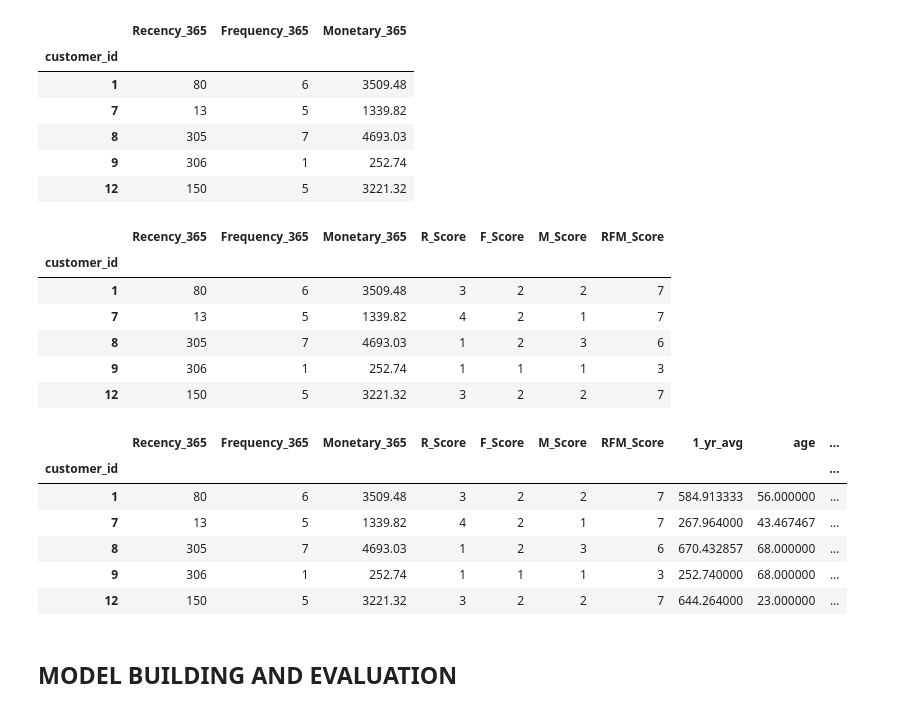
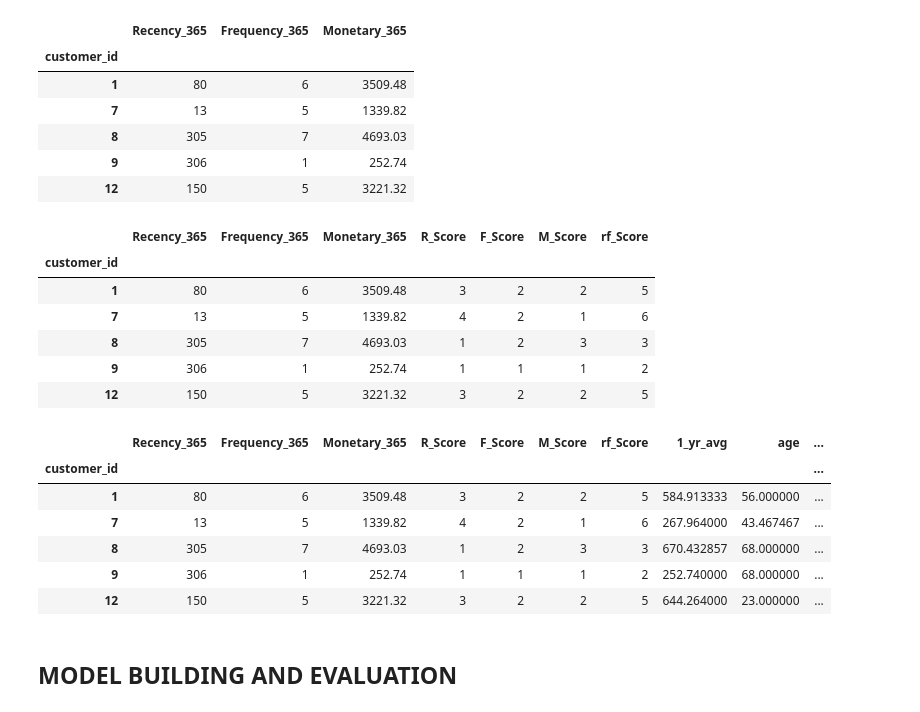
Before and after one commit to mn42899/schulich_data_science, a Jupyter notebook: Assignment2Final.ipynb, the cells around one changed output. Saved outputs shown, nothing was run; the diff lists cells and outputs as text; code cells hidden in the pictures.

```diff
--- a/Assignment2Final.ipynb
+++ b/Assignment2Final.ipynb
@@ -278,8 +278,8 @@ transactions['transaction_date'] = pd.to_datetime(transactions['transaction_date
 # set reference date
 last_date = transactions['transaction_date'].max()
 # %%
-def calculate_rfm(data, end_date, days_label):
-    rfm = data.groupby('customer_id').agg(
+def calculate_rf(data, end_date, days_label):
+    rf = data.groupby('customer_id').agg(
         recency = ('transaction_date', lambda x: (end_date - x.max()).days),
         frequency = ('transaction_id', 'count'),
         monetary = ('transaction_amount', 'sum')
@@ -288,7 +288,7 @@ def calculate_rfm(data, end_date, days_label):
         'frequency': f'Frequency_{days_label}',
         'monetary': f'Monetary_{days_label}'
     })
-    return rfm
+    return rf
 # %% [markdown]
 1 MONTH
 # %%
@@ -437,8 +437,8 @@ rfm_180.head()
 # %%
 days_365 = last_date - timedelta(days=365)
 last_365_days = transactions[(transactions['transaction_date'] > days_365) & (transactions['transaction_date'] <= last_date)]
-rfm_365 = calculate_rfm(last_365_days, last_date, '365')
-rfm_365.head()
+rf_365 = calculate_rf(last_365_days, last_date, '365')
+rf_365.head()
 # %% [output]
 |  | Recency_365 | Frequency_365 | Monetary_365 |
 | customer_id |  |  |  |
@@ -448,23 +448,23 @@ rfm_365.head()
 | 9 | 306 | 1 | 252.74 |
 | 12 | 150 | 5 | 3221.32 |
 # %%
-# RFM Score Creation for 1 year
+# rf Score Creation for 1 year
 # Scoring Recency: Lower recency is better
-rfm_365['R_Score'] = pd.qcut(rfm_365['Recency_365'], 4, labels=[4, 3, 2, 1])
+rf_365['R_Score'] = pd.qcut(rf_365['Recency_365'], 4, labels=[4, 3, 2, 1])
 
 # Scoring Frequency and Monetary: Higher values are better
-rfm_365['F_Score'] = pd.qcut(rfm_365['Frequency_365'], 4, labels=[1, 2, 3, 4])
-rfm_365['M_Score'] = pd.qcut(rfm_365['Monetary_365'], 4, labels=[1, 2, 3, 4])
+rf_365['F_Score'] = pd.qcut(rf_365['Frequency_365'], 4, labels=[1, 2, 3, 4])
+rf_365['M_Score'] = pd.qcut(rf_365['Monetary_365'], 4, labels=[1, 2, 3, 4])
 
 # Combine scores to a single score
-rfm_365['RFM_Score'] = rfm_365['R_Score'].astype(int) + rfm_365['F_Score'].astype(int) + rfm_365['M_Score'].astype(int)
-rfm_365.head()
+rf_365['rf_Score'] = rf_365['R_Score'].astype(int) + rf_365['F_Score'].astype(int)
+rf_365.head()
 # %% [output]
-|  | Recency_365 | Frequency_365 | Monetary_365 | R_Score | F_Score | M_Score | RFM_Score |
+|  | Recency_365 | Frequency_365 | Monetary_365 | R_Score | F_Score | M_Score | rf_Score |
 | customer_id |  |  |  |  |  |  |  |
-| 1 | 80 | 6 | 3509.48 | 3 | 2 | 2 | 7 |
-| 7 | 13 | 5 | 1339.82 | 4 | 2 | 1 | 7 |
-| 8 | 305 | 7 | 4693.03 | 1 | 2 | 3 | 6 |
-| 9 | 306 | 1 | 252.74 | 1 | 1 | 1 | 3 |
-| 12 | 150 | 5 | 3221.32 | 3 | 2 | 2 | 7 |
+| 1 | 80 | 6 | 3509.48 | 3 | 2 | 2 | 5 |
+| 7 | 13 | 5 | 1339.82 | 4 | 2 | 1 | 6 |
+| 8 | 305 | 7 | 4693.03 | 1 | 2 | 3 | 3 |
+| 9 | 306 | 1 | 252.74 | 1 | 1 | 1 | 2 |
+| 12 | 150 | 5 | 3221.32 | 3 | 2 | 2 | 5 |
 # %%
@@ -472,15 +472,15 @@ rfm_365['1_yr_avg'] = (rfm_365['Monetary_365'])/(rfm_365['Frequency_365'])
 # %%
-rfm_365 = pd.merge(rfm_365, joint_data[['age', 'LTV', 'Customer_Join_Time', 'Avg_Spend_Categorical', 'Customer_Jointime_in_days',
+rf_365 = pd.merge(rf_365, joint_data[['age', 'LTV', 'Customer_Join_Time', 'Avg_Spend_Categorical', 'Customer_Jointime_in_days',
                                       'Engage_Categorical', 'Gender_Categorical','Avg_Transaction_Time' ]], on='customer_id', how='left')
-rfm_365.head()
+rf_365.head()
 # %% [output]
-|  | Recency_365 | Frequency_365 | Monetary_365 | R_Score | F_Score | M_Score | RFM_Score | 1_yr_avg | age | ... |
+|  | Recency_365 | Frequency_365 | Monetary_365 | R_Score | F_Score | M_Score | rf_Score | 1_yr_avg | age | ... |
 | customer_id |  |  |  |  |  |  |  |  |  | ... |
-| 1 | 80 | 6 | 3509.48 | 3 | 2 | 2 | 7 | 584.913333 | 56.000000 | ... |
-| 7 | 13 | 5 | 1339.82 | 4 | 2 | 1 | 7 | 267.964000 | 43.467467 | ... |
-| 8 | 305 | 7 | 4693.03 | 1 | 2 | 3 | 6 | 670.432857 | 68.000000 | ... |
-| 9 | 306 | 1 | 252.74 | 1 | 1 | 1 | 3 | 252.740000 | 68.000000 | ... |
-| 12 | 150 | 5 | 3221.32 | 3 | 2 | 2 | 7 | 644.264000 | 23.000000 | ... |
+| 1 | 80 | 6 | 3509.48 | 3 | 2 | 2 | 5 | 584.913333 | 56.000000 | ... |
+| 7 | 13 | 5 | 1339.82 | 4 | 2 | 1 | 6 | 267.964000 | 43.467467 | ... |
+| 8 | 305 | 7 | 4693.03 | 1 | 2 | 3 | 3 | 670.432857 | 68.000000 | ... |
+| 9 | 306 | 1 | 252.74 | 1 | 1 | 1 | 2 | 252.740000 | 68.000000 | ... |
+| 12 | 150 | 5 | 3221.32 | 3 | 2 | 2 | 5 | 644.264000 | 23.000000 | ... |
 # %% [markdown]
 ## MODEL BUILDING AND EVALUATION
 # %% [markdown]
```
Also changed, not shown: parts of 44 cells of this notebook, 3 other files.
